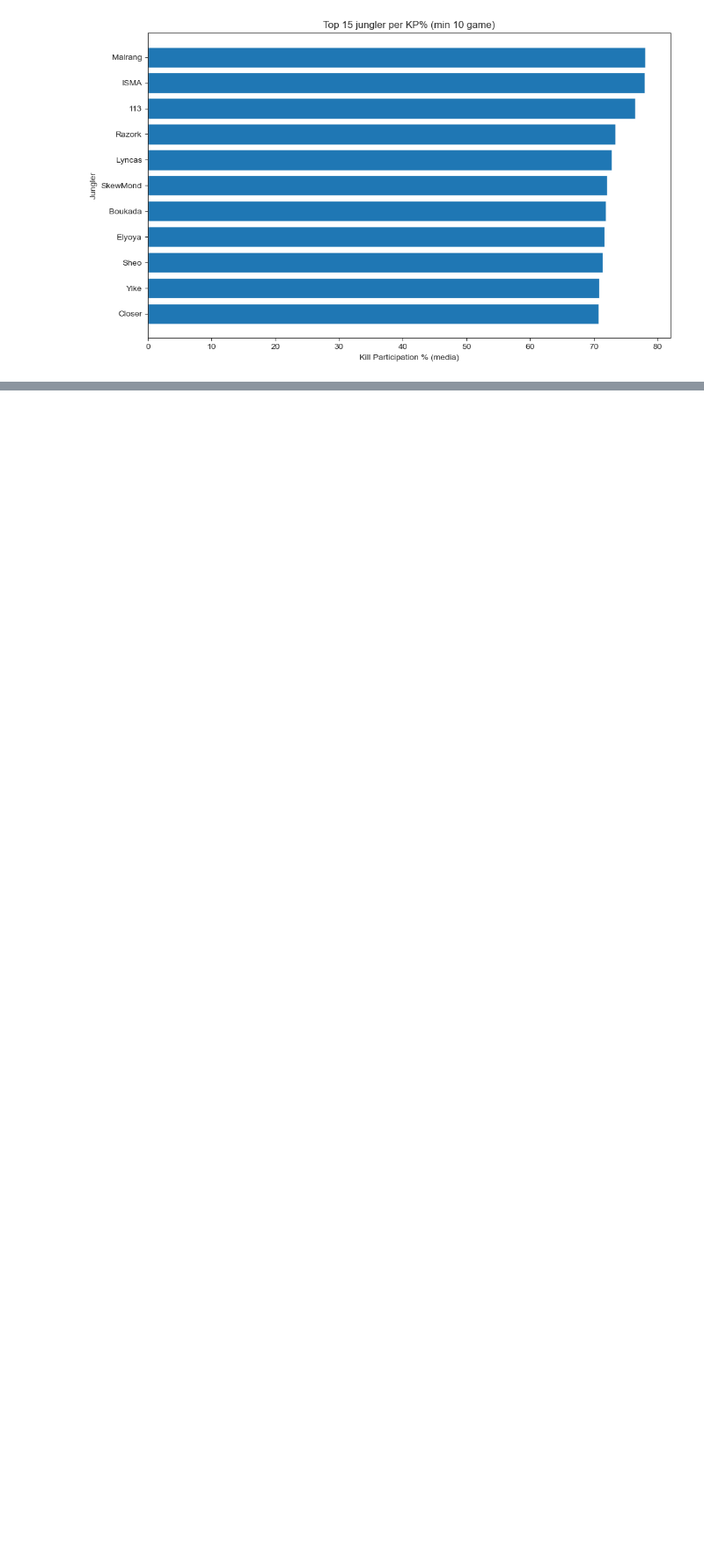
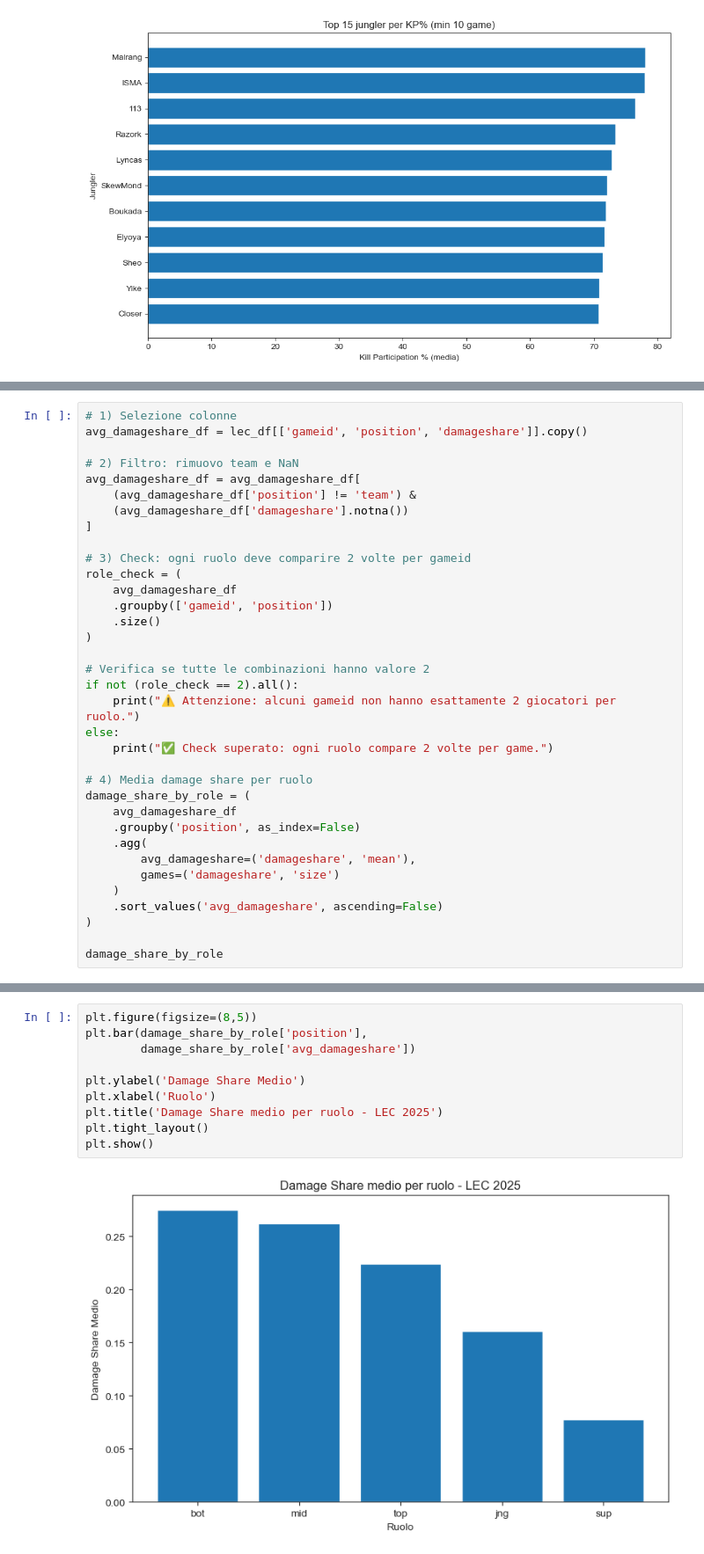
Before and after one commit to AnalystEca/G2-project-analysis, a Jupyter notebook: G2_analisi.ipynb, the cells around one changed output, grey strips where cells are left out. Shown at 88% size. Cells and saved outputs as stored; diff of their text form; blank space fills up the shorter version.

```diff
--- a/G2_analisi.ipynb
+++ b/G2_analisi.ipynb
@@ -1802,0 +1806,35 @@ Nel complesso, la distribuzione dei valori evidenzia come i jungler con KP% più
+# %%
+# 1) Selezione colonne
+avg_damageshare_df = lec_df[['gameid', 'position', 'damageshare']].copy()
+
+# 2) Filtro: rimuovo team e NaN
+avg_damageshare_df = avg_damageshare_df[
+    (avg_damageshare_df['position'] != 'team') &
+    (avg_damageshare_df['damageshare'].notna())
+]
+
+# 3) Check: ogni ruolo deve comparire 2 volte per gameid
+role_check = (
+    avg_damageshare_df
+    .groupby(['gameid', 'position'])
+    .size()
+)
+
+# Verifica se tutte le combinazioni hanno valore 2
+if not (role_check == 2).all():
+    print("⚠️ Attenzione: alcuni gameid non hanno esattamente 2 giocatori per ruolo.")
+else:
+    print("✅ Check superato: ogni ruolo compare 2 volte per game.")
+
+# 4) Media damage share per ruolo
+damage_share_by_role = (
+    avg_damageshare_df
+    .groupby('position', as_index=False)
+    .agg(
+        avg_damageshare=('damageshare', 'mean'),
+        games=('damageshare', 'size')
+    )
+    .sort_values('avg_damageshare', ascending=False)
+)
+
+damage_share_by_role
@@ -1802,0 +1849,12 @@ Nel complesso, la distribuzione dei valori evidenzia come i jungler con KP% più
+# %%
+plt.figure(figsize=(8,5))
+plt.bar(damage_share_by_role['position'],
+        damage_share_by_role['avg_damageshare'])
+
+plt.ylabel('Damage Share Medio')
+plt.xlabel('Ruolo')
+plt.title('Damage Share medio per ruolo - LEC 2025')
+plt.tight_layout()
+plt.show()
+# %% [output]
+[figure, added]
```
Also changed, not shown: parts of 20 cells of this notebook, 1 other file.
